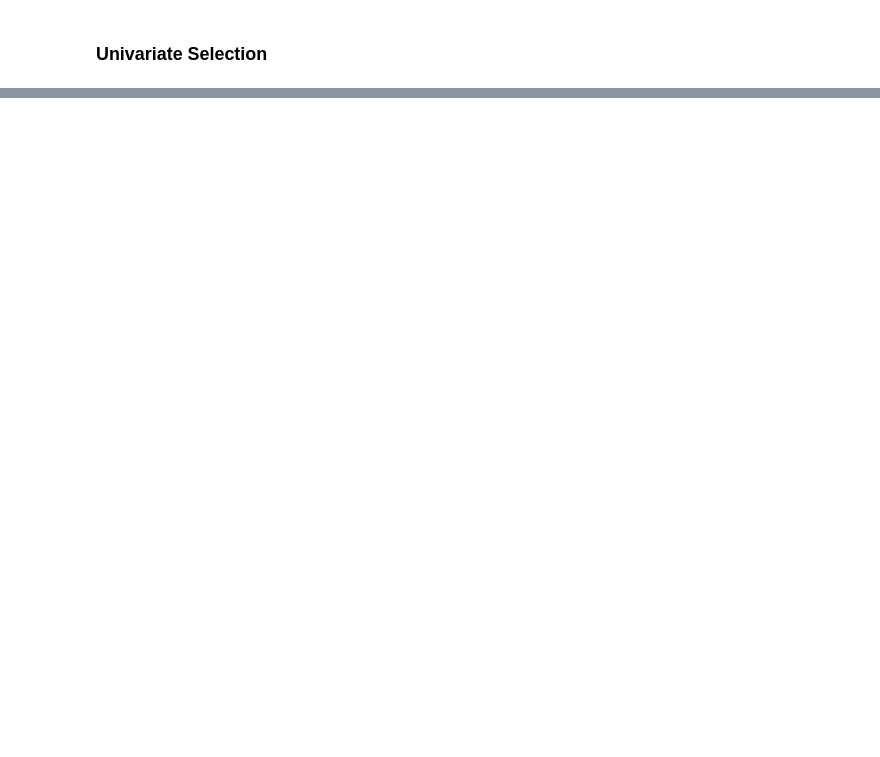
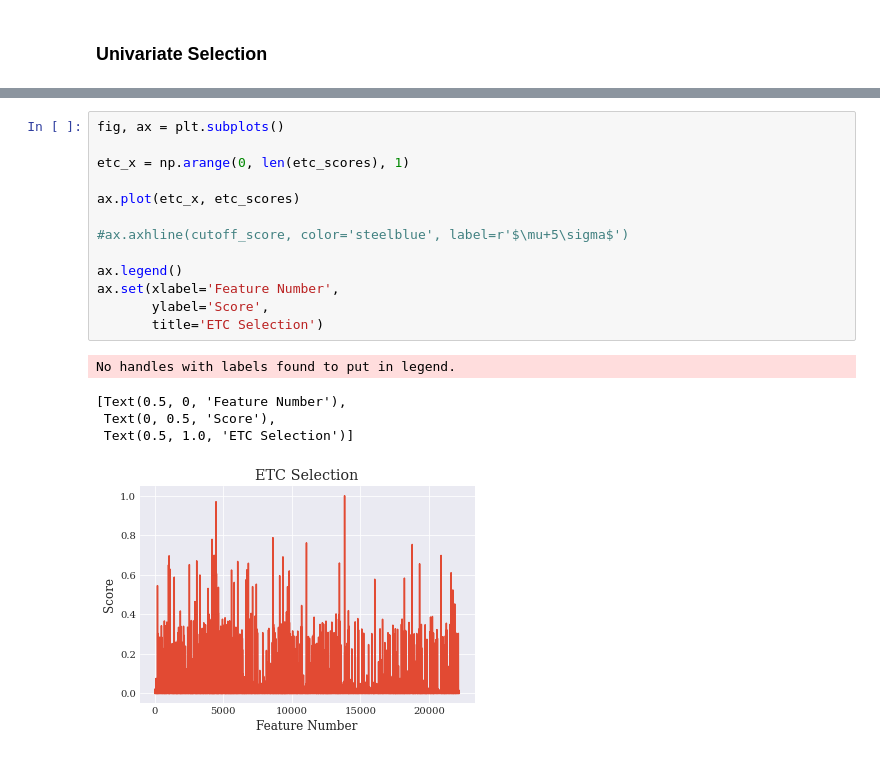
Before and after one commit to HarritonResearchLab/genomics, a Jupyter notebook: exploring/first_topics/gene_prediction/tissue_prediction/feature_selection.ipynb, the cells around one changed output, grey strips where cells are left out. Cells and saved outputs as stored; diff of their text form; blank space fills up the shorter version.

```diff
--- a/exploring/first_topics/gene_prediction/tissue_prediction/feature_selection.ipynb
+++ b/exploring/first_topics/gene_prediction/tissue_prediction/feature_selection.ipynb
@@ -63,0 +88,19 @@ print(features)
+# %%
+fig, ax = plt.subplots()
+
+etc_x = np.arange(0, len(etc_scores), 1)
+
+ax.plot(etc_x, etc_scores)
+
+#ax.axhline(cutoff_score, color='steelblue', label=r'$\mu+5\sigma$')
+
+ax.legend()
+ax.set(xlabel='Feature Number',
+       ylabel='Score',
+       title='ETC Selection')
+# %% [output]
+No handles with labels found to put in legend.
+[Text(0.5, 0, 'Feature Number'),
+ Text(0, 0.5, 'Score'),
+ Text(0.5, 1.0, 'ETC Selection')]
+[figure, added]
```
Also changed, not shown: parts of 12 cells of this notebook.
